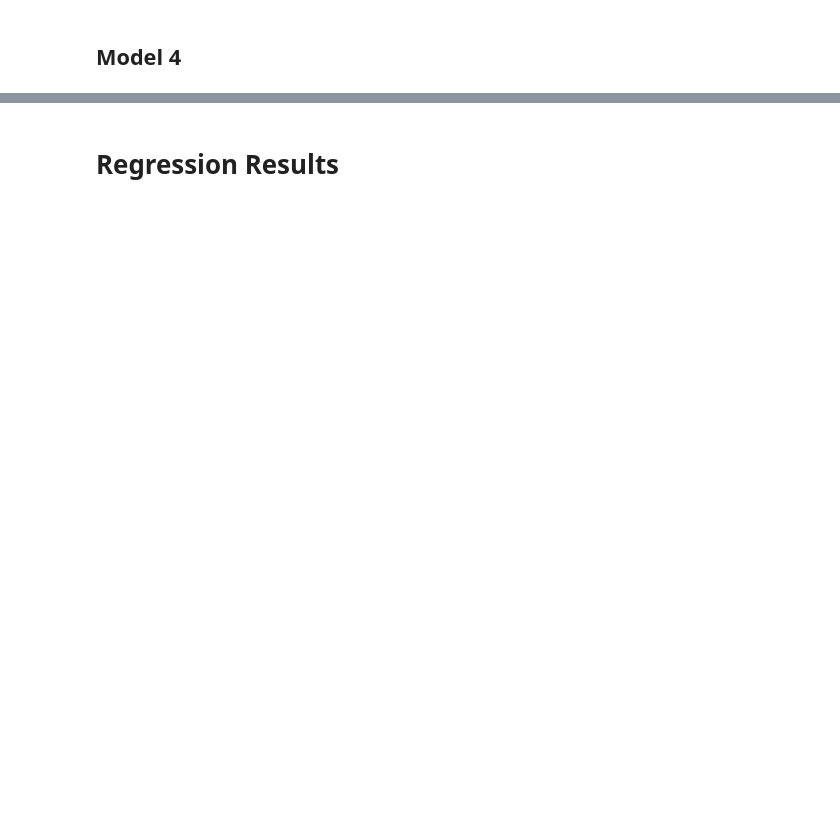
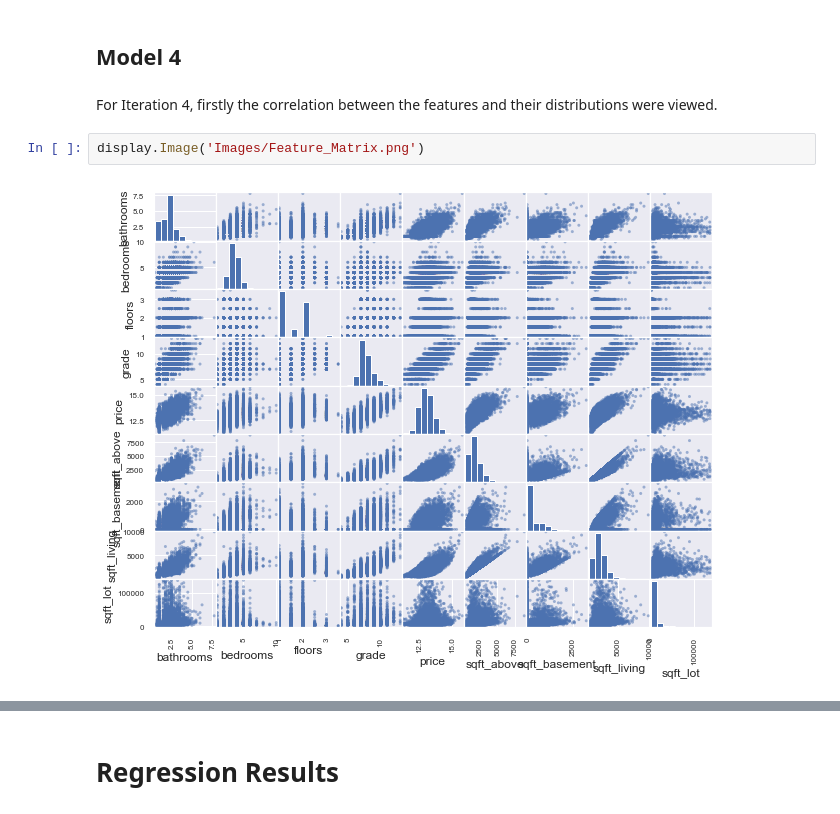
Before and after one commit to MossyJossy/Phase-2-Project, a Jupyter notebook: King County Housing Analysis.ipynb, the cells around one changed output, grey strips where cells are left out. Saved outputs shown, nothing was run; the diff lists cells and outputs as text; blank space fills up the shorter version.

```diff
--- a/King County Housing Analysis.ipynb
+++ b/King County Housing Analysis.ipynb
@@ -122,2 +140,8 @@ display.Image('Data Exploration/Images/Norm_qqplot.png')
 # %% [markdown]
 ## Model 4
+# %% [markdown]
+For Iteration 4, firstly the correlation between the features and their distributions were viewed.
+# %%
+display.Image('Images/Feature_Matrix.png')
+# %% [output]
+[figure, added]
```
Also changed, not shown: parts of 34 cells of this notebook, 28 other files.
